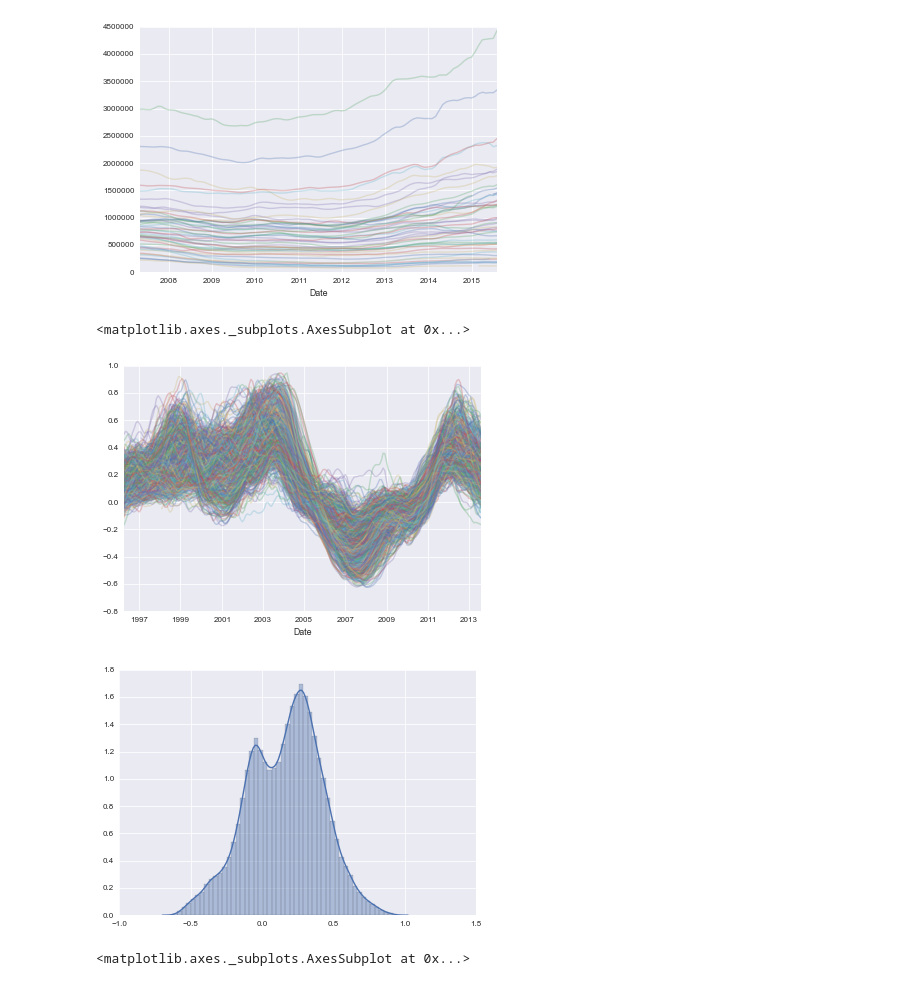
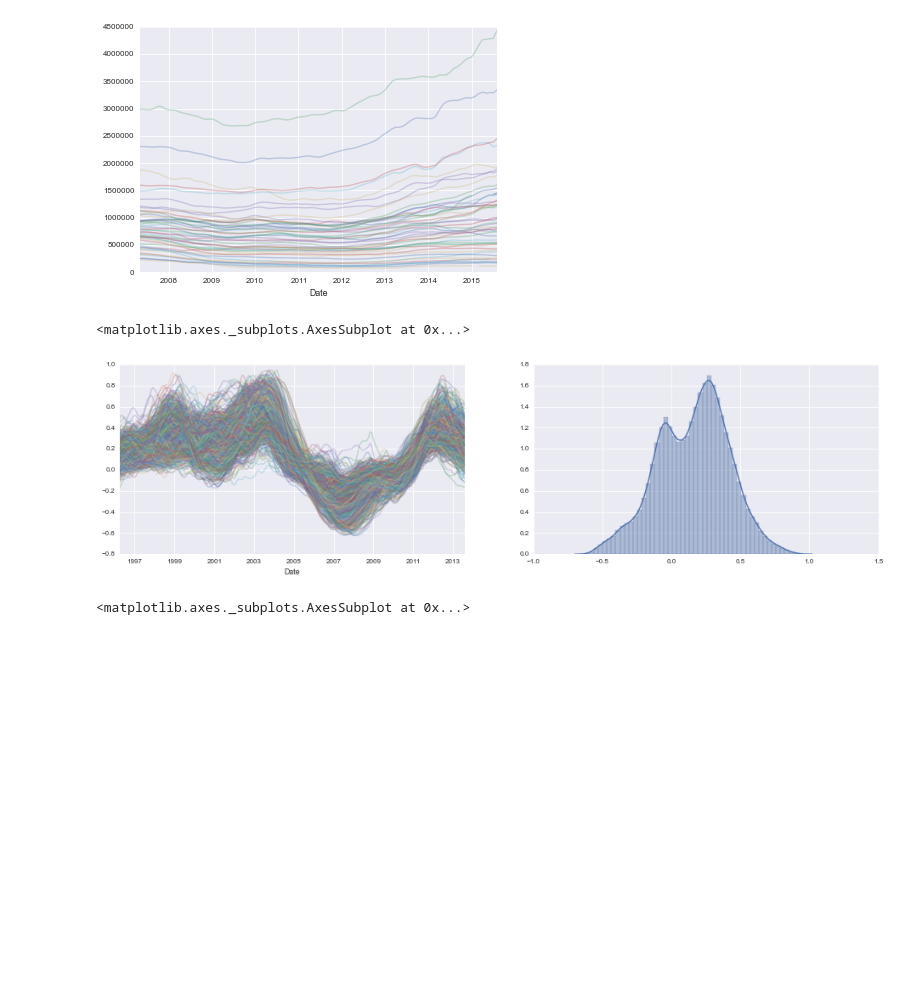
Before and after one commit to rhouck/re, a Jupyter notebook: explore.ipynb, the cells around one changed output. Cells and saved outputs as stored; diff of their text form; code cells hidden in the pictures; blank space fills up the shorter version.

```diff
--- a/explore.ipynb
+++ b/explore.ipynb
@@ -21,6 +23,8 @@ import utils as ut
 sns.set_context("paper")
 # %%
 RET_PER = 24
+FIG_WIDTH = 8
+FIG_HEIGHT = 4
 # %%
 hoods = ut.load_hoods()
 cities = ut.load_cities()
@@ -51,14 +55,13 @@ px.ix[-100:,-50:].plot(alpha=.3, legend=False)
 <matplotlib.axes._subplots.AxesSubplot at 0x...>
 [figure]
 # %%
+fig, axes = plt.subplots(ncols=2, figsize=(FIG_WIDTH*2, FIG_HEIGHT))
 fwd_ret = ut.get_forward_return(px, periods=RET_PER)
-fwd_ret.plot(legend=False, alpha=.3)
-plt.figure()
+fwd_ret.plot(legend=False, alpha=.3, ax=axes[0])
 sns.distplot(fwd_ret.stack())
 # %% [output]
 <matplotlib.axes._subplots.AxesSubplot at 0x...>
-[figure, old version]
+[figure, new version]
-[figure, removed]
 # %%
 ca = pd.read_csv('data/api_data/a_ca.csv', parse_dates='Date', index_col='Date')['Value']
 betas = get_betas(px, ca, per=RET_PER)
```
Also changed, not shown: parts of 1 cell of this notebook, 1 other file.
